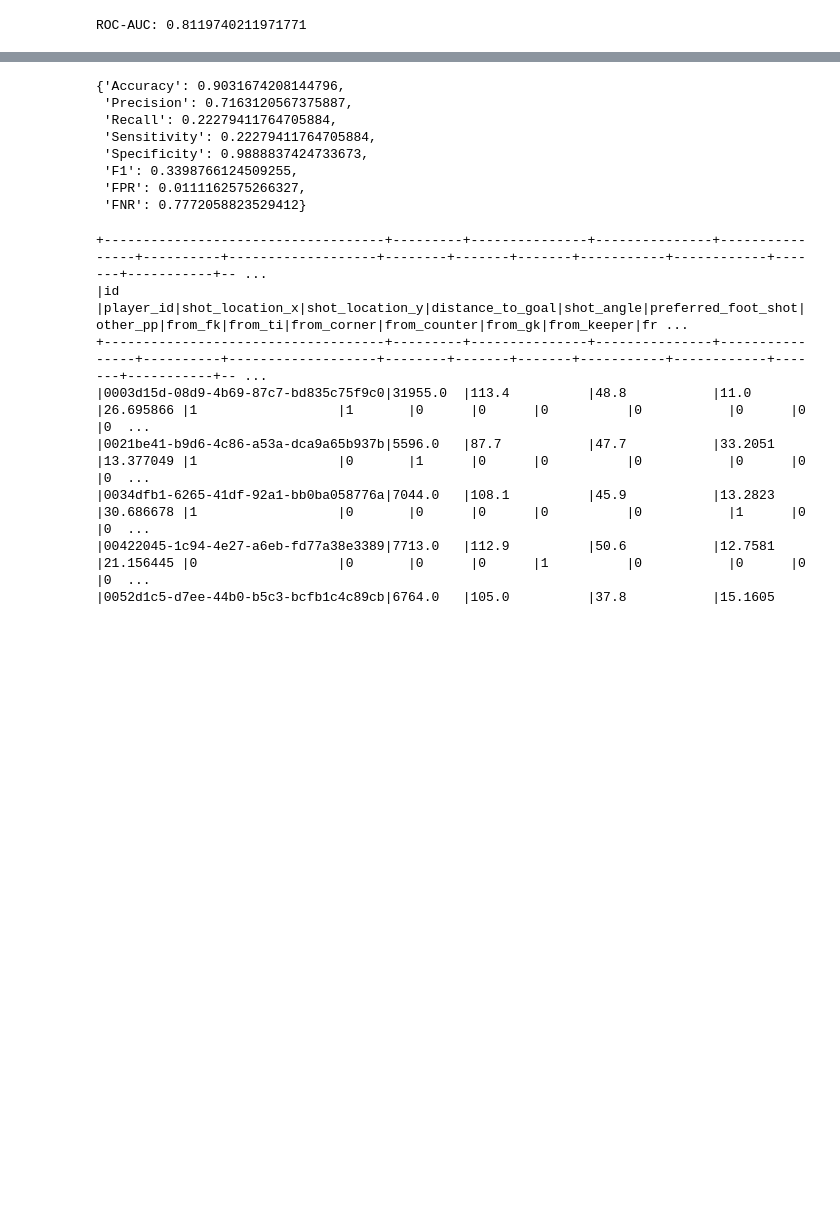
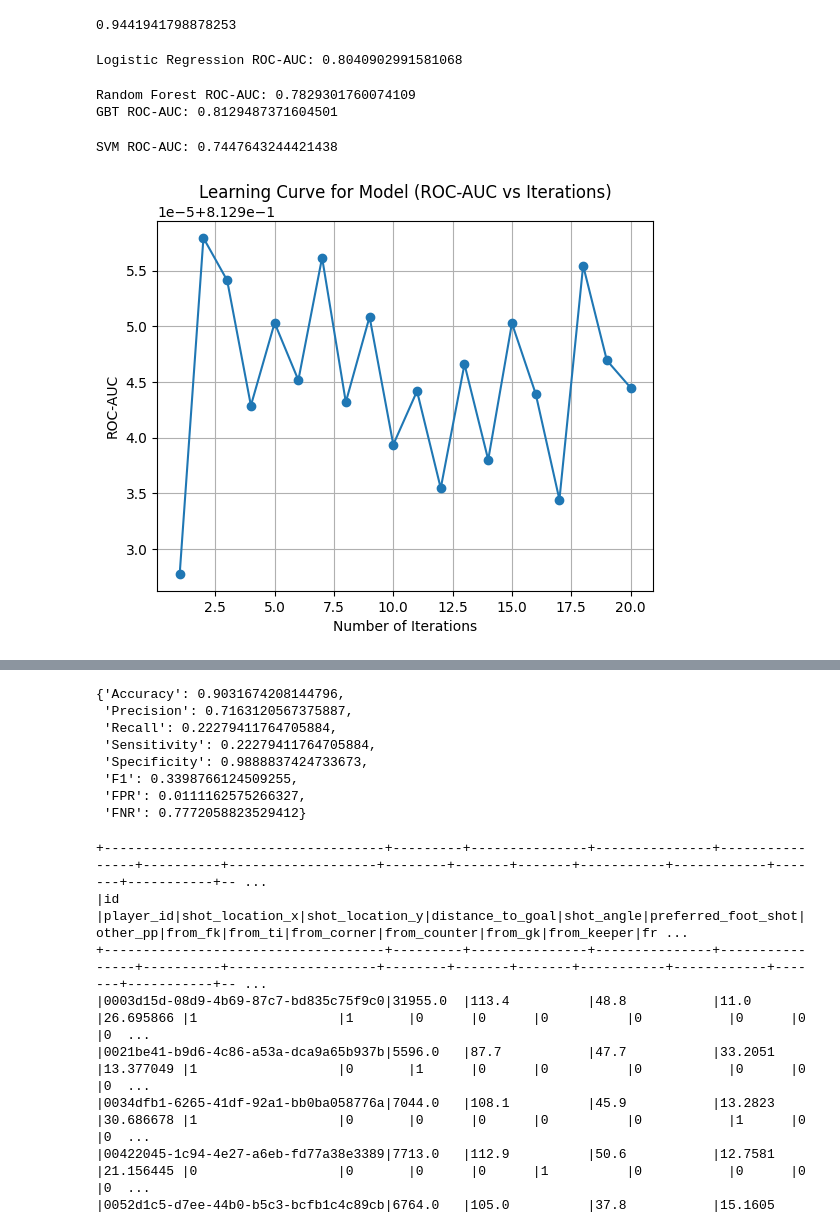
Before and after one commit to GuechtouliAnis/xG-model, a Jupyter notebook: evaluation.ipynb, the cells around one changed output, grey strips where cells are left out. Cells and saved outputs as stored; diff of their text form; code cells hidden in the pictures; blank space fills up the shorter version.

Commit message:
Regression evaluation working

```diff
--- a/evaluation.ipynb
+++ b/evaluation.ipynb
@@ -158,21 +34,0 @@ ROC-AUC: 0.8105376263520693
-# %%
-#### BEST MODEL SO FAR ####
-from pyspark.ml.classification import GBTClassifier
-
-# Define the Gradient-Boosted Tree classifier
-gbt = GBTClassifier(featuresCol="features_vector", labelCol="goal", maxIter=60)
-
-# Create the pipeline
-pipeline = Pipeline(stages=[gbt])
-
-# Fit the model
-xg_model = pipeline.fit(train_data)
-
-# Make predictions
-predictions = xg_model.transform(test_data)
-
-evaluator = BinaryClassificationEvaluator(labelCol="goal", rawPredictionCol="rawPrediction")
-roc_auc = evaluator.evaluate(predictions)
-print(f"ROC-AUC: {roc_auc}")
-# %% [output]
-ROC-AUC: 0.8119740211971771
@@ -181 +37,24 @@ predictions = predictions.withColumn('sb_prediction', round(col('shot_statsbomb_
+# %%
+from sklearn.model_selection import train_test_split
+
+target = 'goal'
+X = df[features]
+y = df[target]
+
+X_train, X_test, y_train, y_test = train_test_split(X, y, test_size=0.2, random_state=42)
+dtrain = xgb.DMatrix(X, label=y)
+params = {
+    'objective': 'binary:logistic',
+    'eval_metric': 'auc',
+}
+num_round = 500
+model = xgb.train(params, dtrain, num_round)
+
+dtest = xgb.DMatrix(X_test)  # Replace X_test with your test data
+y_pred = model.predict(dtest)
+
+from sklearn.metrics import roc_auc_score
+print(roc_auc_score(y_test, y_pred))
+# %% [output]
+0.9441941798878253
 # %%
@@ -182,0 +62,27 @@ from model_evaluation import ModelEvaluation
+# %%
+log_reg_trainer = ModelTrainer(model_type='logistic', train_data=train_data, test_data=test_data, max_iter=100)
+print(f"Logistic Regression ROC-AUC: {log_reg_trainer.roc_auc}")
+
+# For Random Forest with custom number of trees
+rf_trainer = ModelTrainer(model_type='rf', train_data=train_data, test_data=test_data, num_trees=200)
+print(f"Random Forest ROC-AUC: {rf_trainer.roc_auc}")
+
+# For MLP with custom layers
+#mlp_trainer = ModelTrainer(model_type='mlp', train_data=train_data, test_data=test_data,max_iter=100, layers=[input_size, 64, 32, 16, output_size])
+#print(f"MLP ROC-AUC: {mlp_trainer.roc_auc}")
+
+gbt_trainer = ModelTrainer(model_type='gbt', train_data=train_data, test_data=test_data, max_iter=100)
+print(f"GBT ROC-AUC: {gbt_trainer.roc_auc}")
+# %% [output]
+Logistic Regression ROC-AUC: 0.8040902991581068
+Random Forest ROC-AUC: 0.7829301760074109
+GBT ROC-AUC: 0.8129487371604501
+# %%
+svm_trainer = ModelTrainer(model_type='svm', train_data=train_data, test_data=test_data, max_iter=1000)
+print(f"SVM ROC-AUC: {svm_trainer.roc_auc}")
+# %% [output]
+SVM ROC-AUC: 0.7447643244421438
+# %%
+gbt_trainer.plot_learning_curve()
+# %% [output]
+[figure, added]
```
Also changed, not shown: parts of 23 cells of this notebook, 5 other files.
